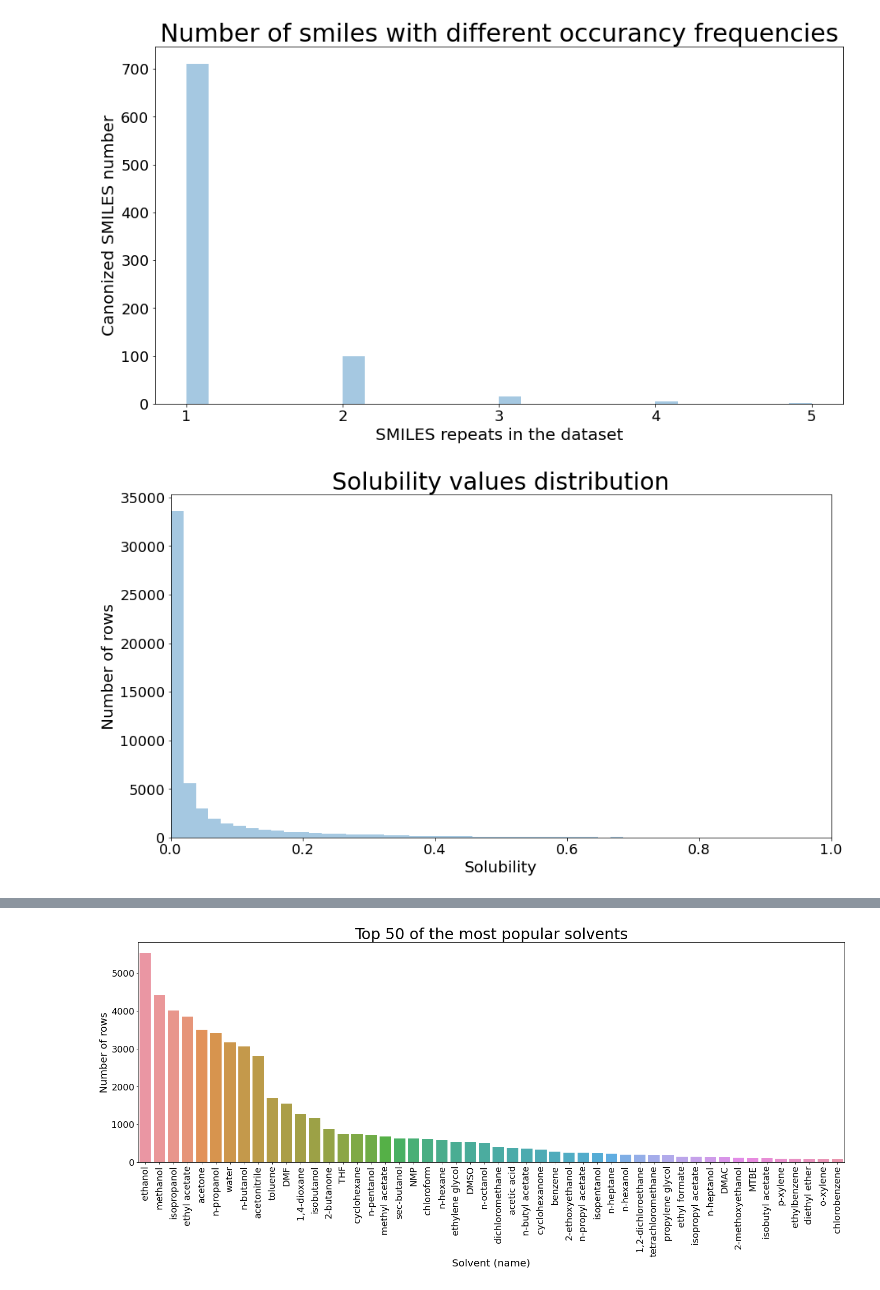
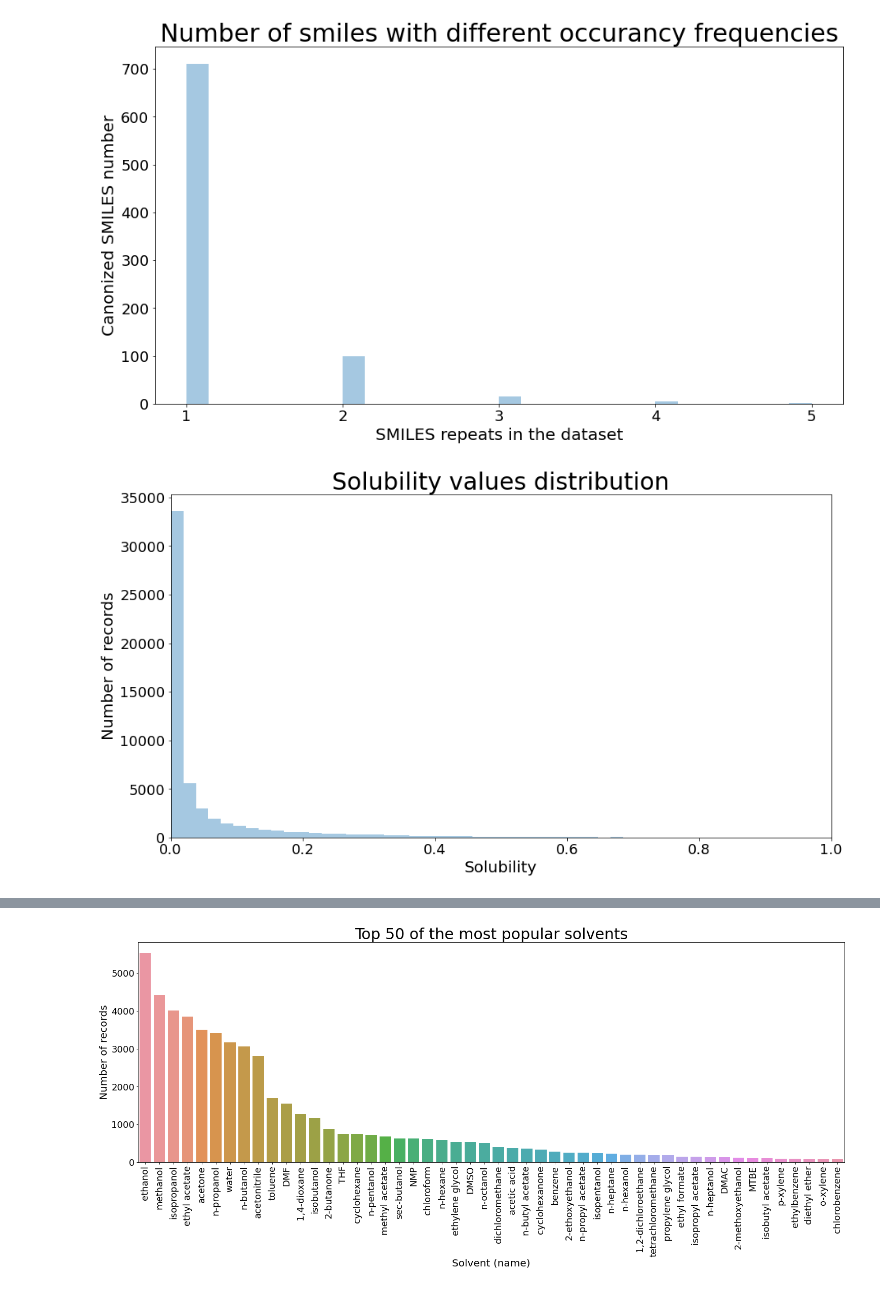
Before and after one commit to Cemich/BigSolDB, a Jupyter notebook: Solubility Graphics.ipynb, the cells around one changed output, grey strips where cells are left out. Saved outputs shown, nothing was run; the diff lists cells and outputs as text; code cells hidden in the pictures.

```diff
--- a/Solubility Graphics.ipynb
+++ b/Solubility Graphics.ipynb
@@ -98,16 +98,16 @@ plt.show()
 # %%
 # Solubility values distribution in the dataset
 f, ax = plt.subplots(figsize=(15, 8))
 sns.distplot(data.Solubility, kde=False)
 ax.set_xlim(xmin=0)
 plt.tick_params(labelsize = 18)
 plt.xticks([0, 0.2, 0.4, 0.6, 0.8, 1])
 plt.xlabel('Solubility', fontsize=20)
-plt.ylabel('Number of rows', fontsize=20)
+plt.ylabel('Number of records', fontsize=20)
 plt.title('Solubility values distribution', fontsize=30)
 plt.show()
 # %% [output]
-[figure, old version]
+[figure, new version]
 # %%
 # Distribution of the numbers of observations at diferent temperatures
 f, ax = plt.subplots(figsize=(15, 8))
```
Also changed, not shown: parts of 4 cells of this notebook.
